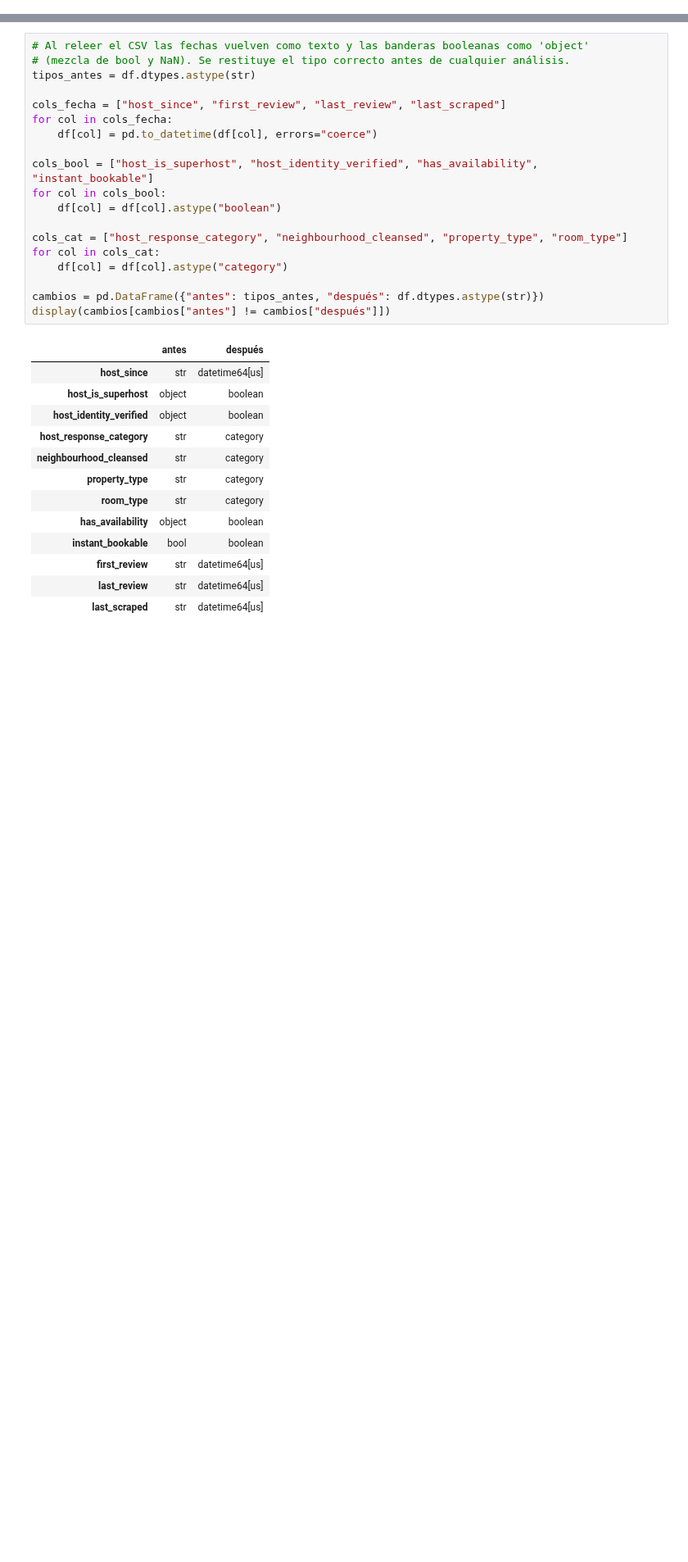
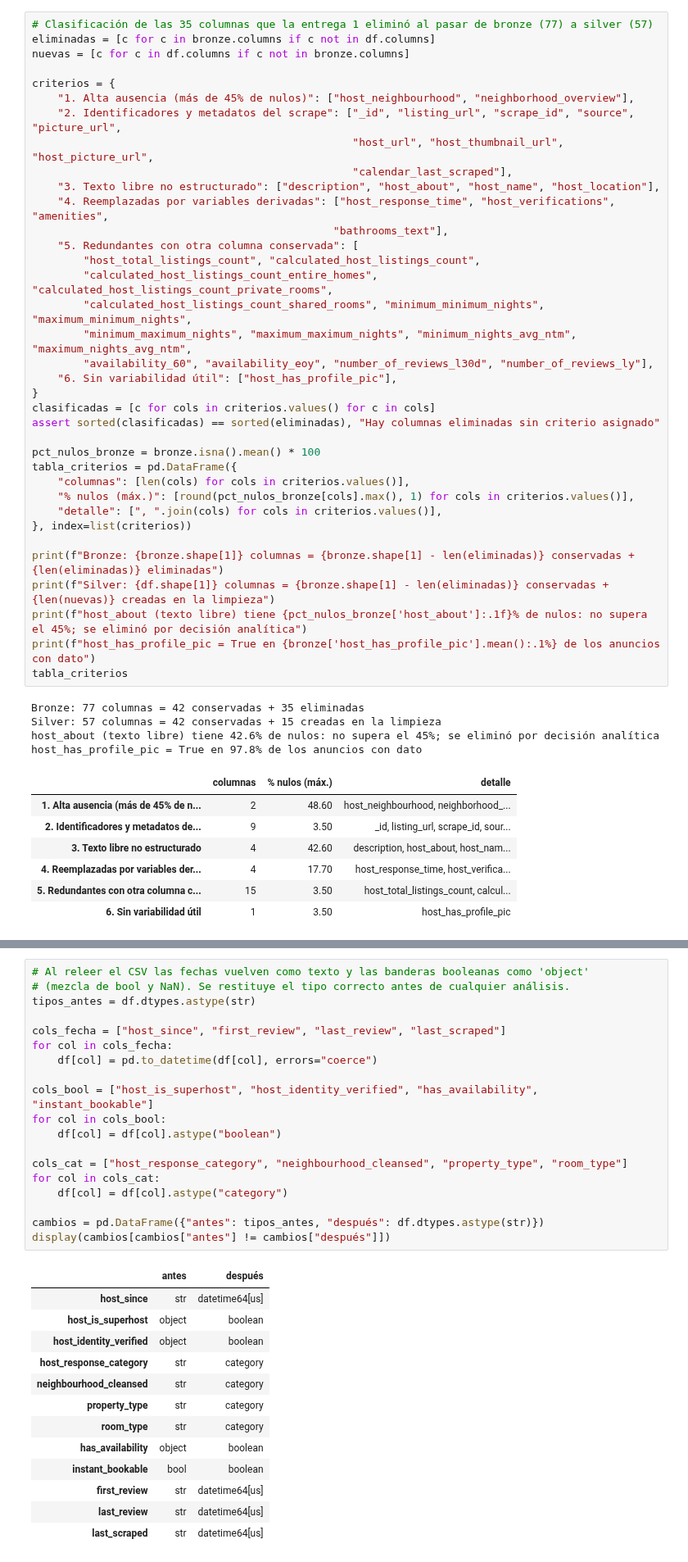
Before and after one commit to JuanJoseHQ/proyecto_final_analisis_datos, a Jupyter notebook: notebook/02_eda_listings.ipynb, the cells around one changed output, grey strips where cells are left out. Shown at 82% size. Cells and saved outputs as stored; diff of their text form; blank space fills up the shorter version.

```diff
--- a/notebook/02_eda_listings.ipynb
+++ b/notebook/02_eda_listings.ipynb
@@ -75,0 +210,48 @@ Dataset silver cargado: 26,329 filas x 57 columnas
+# %%
+# Clasificación de las 35 columnas que la entrega 1 eliminó al pasar de bronze (77) a silver (57)
+eliminadas = [c for c in bronze.columns if c not in df.columns]
+nuevas = [c for c in df.columns if c not in bronze.columns]
+
+criterios = {
+    "1. Alta ausencia (más de 45% de nulos)": ["host_neighbourhood", "neighborhood_overview"],
+    "2. Identificadores y metadatos del scrape": ["_id", "listing_url", "scrape_id", "source", "picture_url",
+                                                  "host_url", "host_thumbnail_url", "host_picture_url",
+                                                  "calendar_last_scraped"],
+    "3. Texto libre no estructurado": ["description", "host_about", "host_name", "host_location"],
+    "4. Reemplazadas por variables derivadas": ["host_response_time", "host_verifications", "amenities",
+                                               "bathrooms_text"],
+    "5. Redundantes con otra columna conservada": [
+        "host_total_listings_count", "calculated_host_listings_count",
+        "calculated_host_listings_count_entire_homes", "calculated_host_listings_count_private_rooms",
+        "calculated_host_listings_count_shared_rooms", "minimum_minimum_nights", "maximum_minimum_nights",
+        "minimum_maximum_nights", "maximum_maximum_nights", "minimum_nights_avg_ntm", "maximum_nights_avg_ntm",
+        "availability_60", "availability_eoy", "number_of_reviews_l30d", "number_of_reviews_ly"],
+    "6. Sin variabilidad útil": ["host_has_profile_pic"],
+}
+clasificadas = [c for cols in criterios.values() for c in cols]
+assert sorted(clasificadas) == sorted(eliminadas), "Hay columnas eliminadas sin criterio asignado"
+
+pct_nulos_bronze = bronze.isna().mean() * 100
+tabla_criterios = pd.DataFrame({
+    "columnas": [len(cols) for cols in criterios.values()],
+    "% nulos (máx.)": [round(pct_nulos_bronze[cols].max(), 1) for cols in criterios.values()],
+    "detalle": [", ".join(cols) for cols in criterios.values()],
+}, index=list(criterios))
+
+print(f"Bronze: {bronze.shape[1]} columnas = {bronze.shape[1] - len(eliminadas)} conservadas + {len(eliminadas)} eliminadas")
+print(f"Silver: {df.shape[1]} columnas = {bronze.shape[1] - len(eliminadas)} conservadas + {len(nuevas)} creadas en la limpieza")
+print(f"host_about (texto libre) tiene {pct_nulos_bronze['host_about']:.1f}% de nulos: no supera el 45%; se eliminó por decisión analítica")
+print(f"host_has_profile_pic = True en {bronze['host_has_profile_pic'].mean():.1%} de los anuncios con dato")
+tabla_criterios
+# %% [output]
+Bronze: 77 columnas = 42 conservadas + 35 eliminadas
+Silver: 57 columnas = 42 conservadas + 15 creadas en la limpieza
+host_about (texto libre) tiene 42.6% de nulos: no supera el 45%; se eliminó por decisión analítica
+host_has_profile_pic = True en 97.8% de los anuncios con dato
+|  | columnas | % nulos (máx.) | detalle |
+| 1. Alta ausencia (más de 45% de n... | 2 | 48.60 | host_neighbourhood, neighborhood_... |
+| 2. Identificadores y metadatos de... | 9 | 3.50 | _id, listing_url, scrape_id, sour... |
+| 3. Texto libre no estructurado | 4 | 42.60 | description, host_about, host_nam... |
+| 4. Reemplazadas por variables der... | 4 | 17.70 | host_response_time, host_verifica... |
+| 5. Redundantes con otra columna c... | 15 | 3.50 | host_total_listings_count, calcul... |
+| 6. Sin variabilidad útil | 1 | 3.50 | host_has_profile_pic |
```
Also changed, not shown: parts of 72 cells of this notebook, 3 other files.
